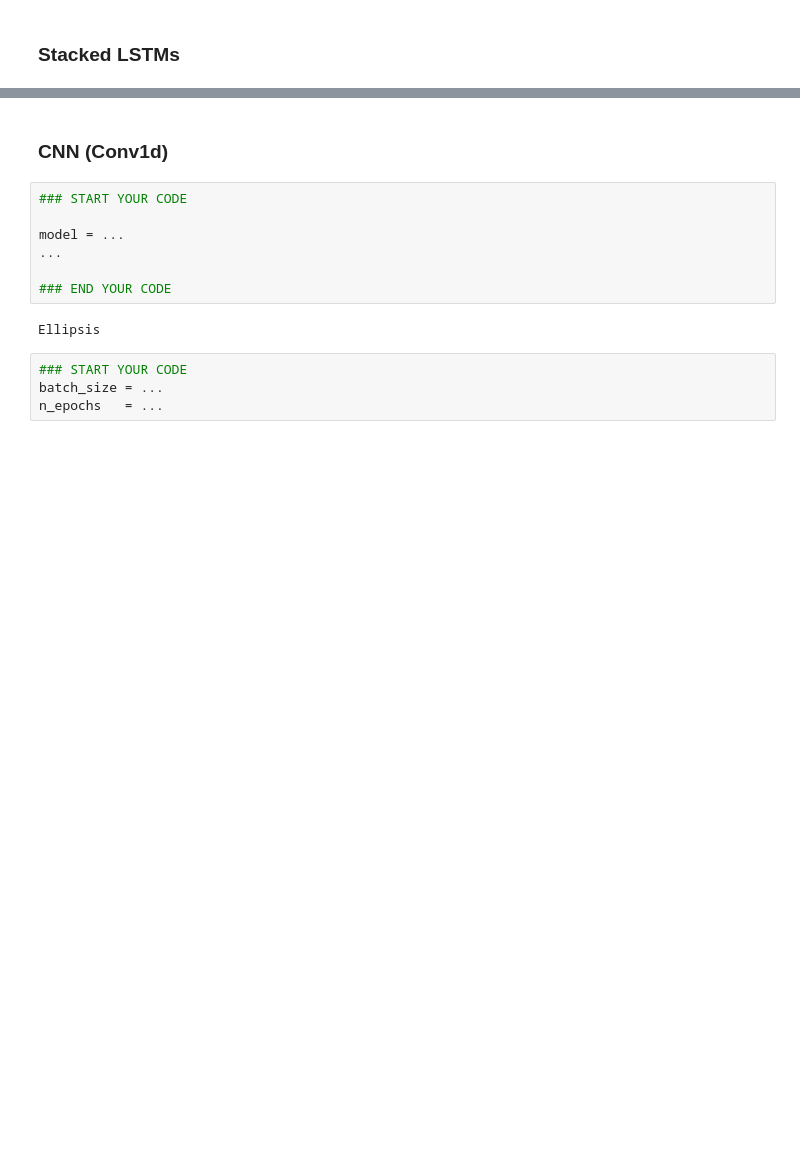
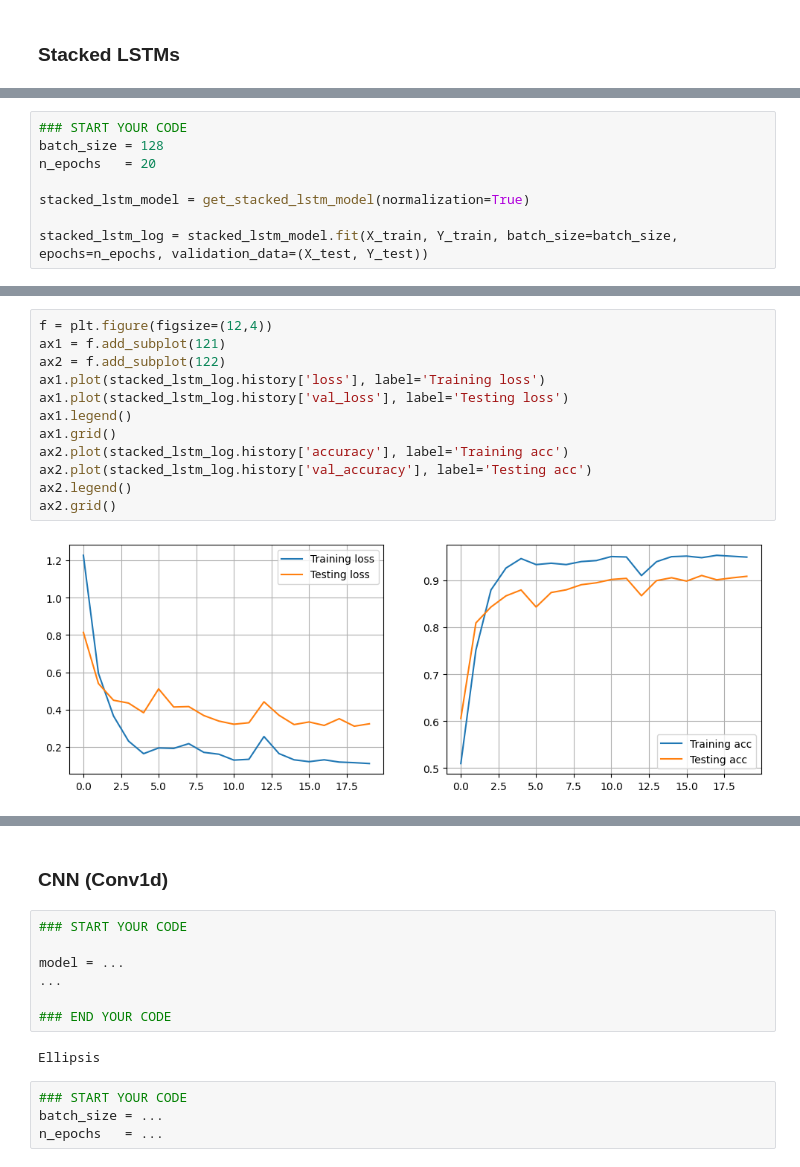
Before and after one commit to tiranozzz/DeLearn, a Jupyter notebook: SW09/activity_recognition_g12_Andri.ipynb, the cells around one changed output, grey strips where cells are left out. Saved outputs shown, nothing was run; the diff lists cells and outputs as text; blank space fills up the shorter version.

```diff
--- a/SW09/activity_recognition_g12_Andri.ipynb
+++ b/SW09/activity_recognition_g12_Andri.ipynb
@@ -390,0 +547,8 @@ print('Test accuracy:', metric_test)
+# %%
+### START YOUR CODE
+batch_size = 128
+n_epochs   = 20
+
+stacked_lstm_model = get_stacked_lstm_model(normalization=True)
+
+stacked_lstm_log = stacked_lstm_model.fit(X_train, Y_train, batch_size=batch_size, epochs=n_epochs, validation_data=(X_test, Y_test))
@@ -390,0 +573,14 @@ print('Test accuracy:', metric_test)
+# %%
+f = plt.figure(figsize=(12,4))
+ax1 = f.add_subplot(121)
+ax2 = f.add_subplot(122)
+ax1.plot(stacked_lstm_log.history['loss'], label='Training loss')
+ax1.plot(stacked_lstm_log.history['val_loss'], label='Testing loss')
+ax1.legend()
+ax1.grid()
+ax2.plot(stacked_lstm_log.history['accuracy'], label='Training acc')
+ax2.plot(stacked_lstm_log.history['val_accuracy'], label='Testing acc')
+ax2.legend()
+ax2.grid()
+# %% [output]
+[figure, added]
```
Also changed, not shown: parts of 26 cells of this notebook.
